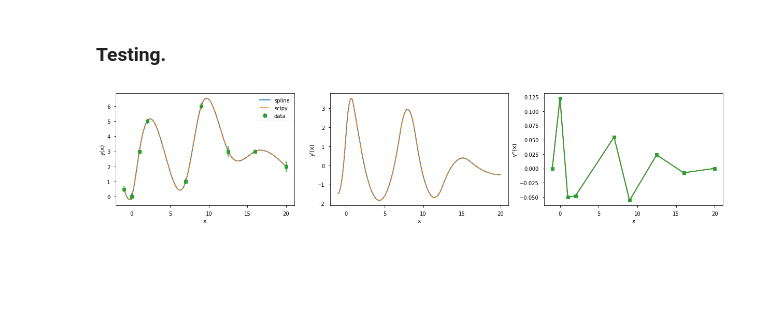
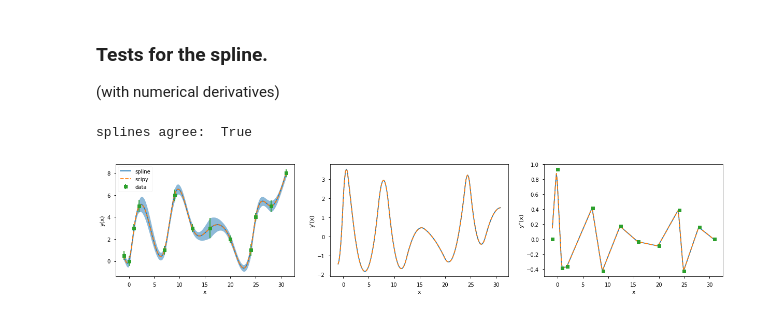
Before and after one commit to rammelmueller/interpolation_uncertainty, a Jupyter notebook: cubic_spline_dev.ipynb, the cells around one changed output. Drawn from its saved outputs; the diff is of its cells as text; code cells hidden in the pictures; blank space fills up the shorter version.

Commit message:
uncertainties + first derivative. medium testing conducted.

```diff
--- a/cubic_spline_dev.ipynb
+++ b/cubic_spline_dev.ipynb
@@ -83,21 +1,24 @@ class CubicSplineUncertainty(object):
-# %% [markdown]
-### Testing.
+# %% [markdown]
+### Tests for the spline.
+(with numerical derivatives)
 # %%
+import numpy as np
+import scipy.linalg as la
 from scipy.interpolate import CubicSpline
+from ca_uncert import CubicSplineUncertainty
 import matplotlib.pyplot as plt
 %matplotlib inline
 
 
 # Input.
-x = np.array([-1, 0, 1, 2, 7, 9, 12.5, 16, 20])
-# x = np.array([-1, 0, 1, 2, 3, 4, 5, 6, 7])
-y = np.array([0.5, 0, 3, 5, 1, 6, 3, 3, 2])
-sig = np.array([0.2, 0.25, 0.175, 0.15, 0.19, 0.21, 0.35, 0.11, 0.35])
+x = np.array([-1, 0, 1, 2, 7, 9, 12.5, 16, 20, 24, 25, 28, 31])
+y = np.array([0.5, 0, 3, 5, 1, 6, 3, 3, 2, 1, 4, 5, 8])
+sig = np.array([0.4, 0.45, .375, 0.55, 0.39, 0.51, 0.35, 0.91, 0.35, 0.55, 0.39, 0.51, 0.35])
 
 
 # Spline.
 csu = CubicSplineUncertainty(x, y, sig)
-x_spline = np.linspace(np.min(x), np.max(x), 1000)
+x_spline = np.linspace(np.min(x), np.max(x), 200)
 y_spline, sig_spline = csu.interpolate(x_spline)
 
 # Plot.
@@ -115,32 +36,36 @@ with plt.style.context('seaborn-notebook'):
     # numpy solution.
     cs = CubicSpline(x, y, bc_type='natural')
     y_scipy = cs(x_spline)
     ax[0].plot(x_spline, y_scipy, linestyle='--', label='scipy')
 
+    # Check if the results agree.
+    print('splines agree: ', np.allclose(y_spline, y_scipy))
+
     # input data (for comparison).
     ax[0].errorbar(x, y, sig, marker='s', linestyle='', label='data')
 
     ax[0].set_ylabel("y(x)")
     ax[0].legend()
 
 
     # first derivatives.
     # -----------------------------------------------------------------------
     ax[1].plot(x_spline[:-1], np.diff(y_spline)/np.diff(x_spline))
     ax[1].plot(x_spline[:-1], np.diff(y_scipy)/np.diff(x_spline), linestyle='--')
     ax[1].set_ylabel("y'(x)")
 
 
     # second derivatives.
     # -----------------------------------------------------------------------
     ax[2].plot(x_spline[:-2], np.diff(np.diff(y_spline)/np.diff(x_spline)))
     ax[2].plot(x_spline[:-2], np.diff(np.diff(y_scipy)/np.diff(x_spline)), linestyle='--')
-    ax[2].plot(csu.x, csu.s*((np.max(x)-np.min(x))/1000), marker='s')
+    ax[2].plot(csu.x, csu.s*((np.max(x)-np.min(x))/len(x_spline)), marker='s', linestyle='')
     ax[2].set_ylabel("y''(x)")
 
 
     # plot cosmetics.
     for a in ax:
         a.set_xlabel('x')
 # %% [output]
+splines agree:  True
-[figure, old version]
+[figure, new version]
```
Also changed, not shown: parts of 3 cells of this notebook, 7 other files.
